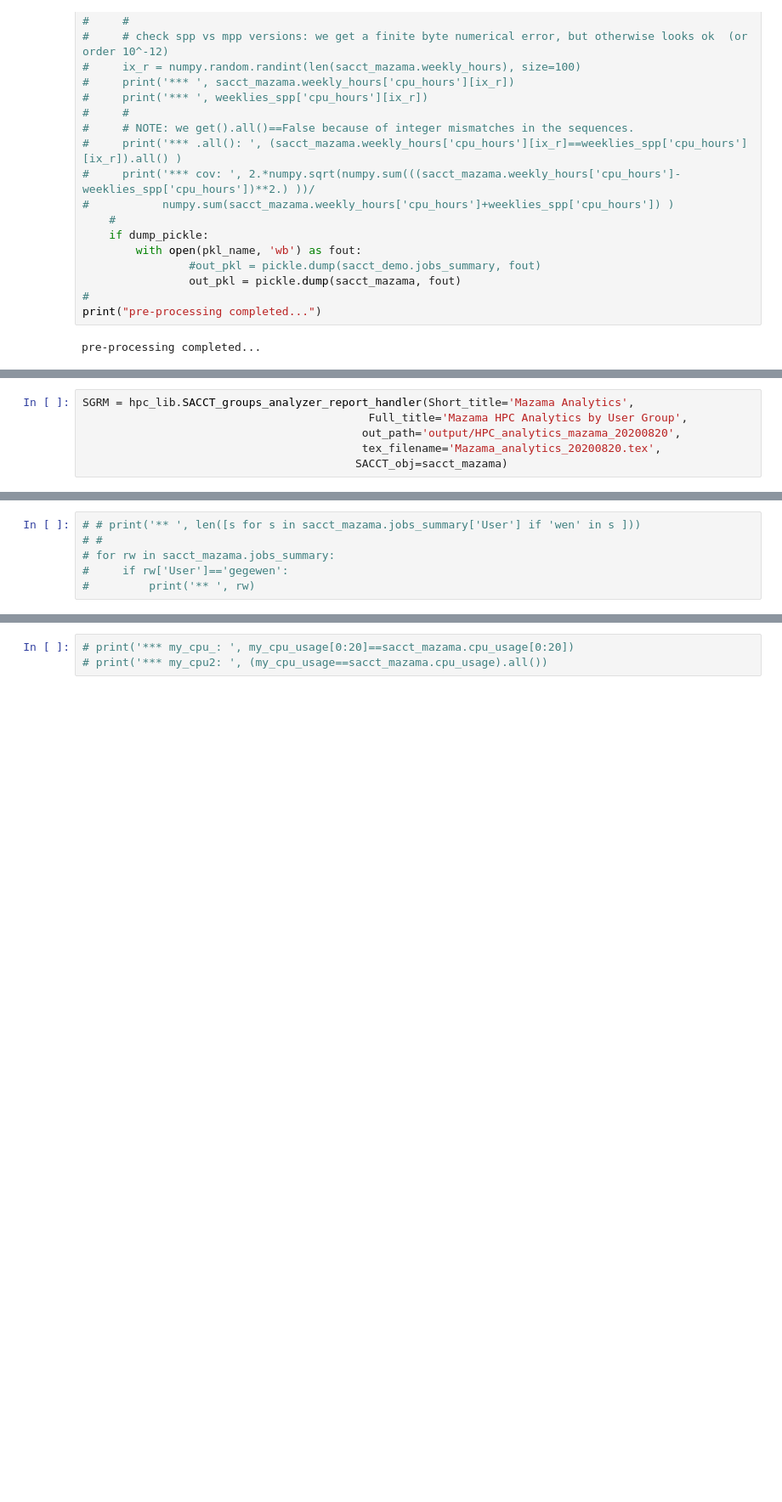
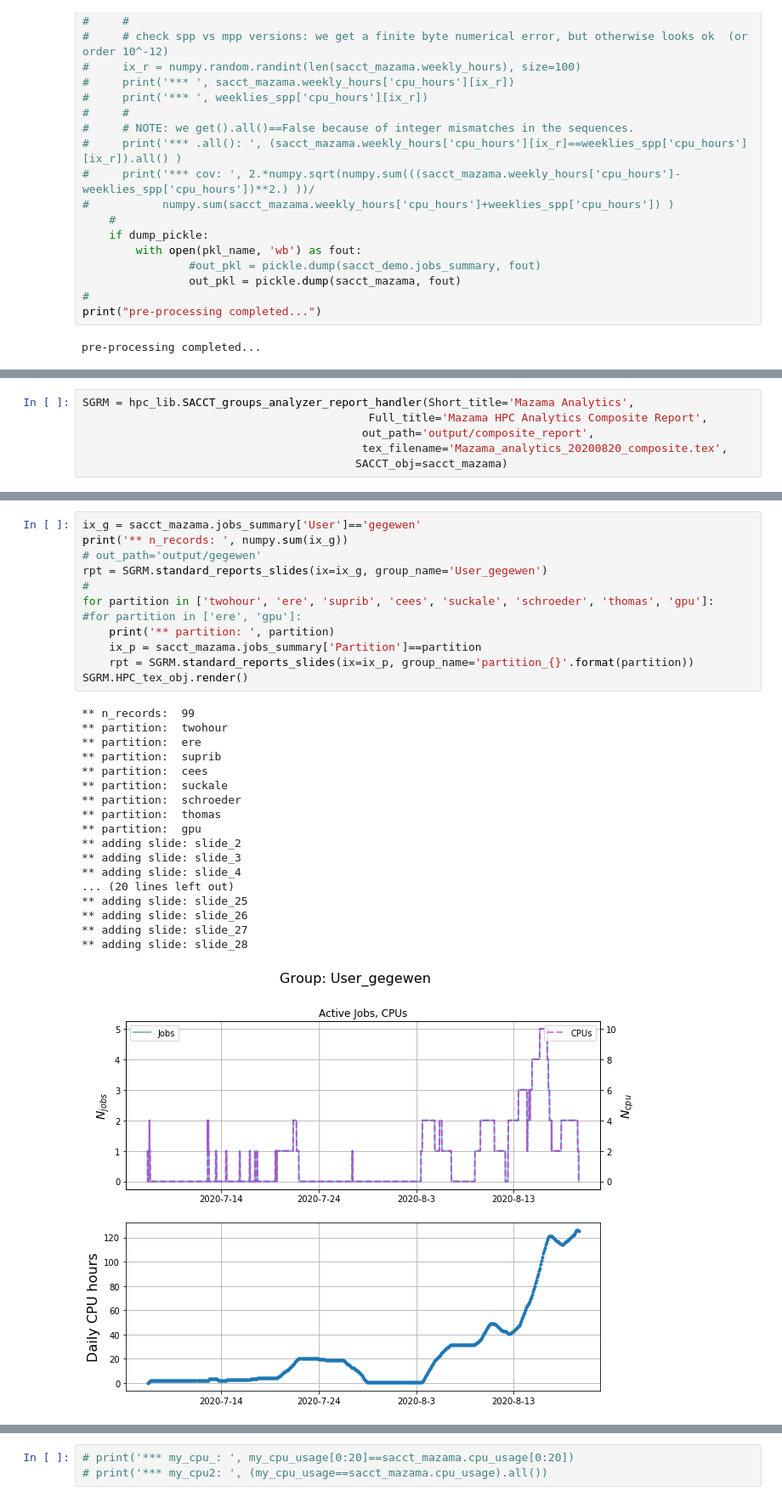
Before and after one commit to jeffersonscientific/HPC_analytics, a Jupyter notebook: mazama_analytics_workbook.ipynb, the cells around one changed output, grey strips where cells are left out. Shown at 85% size. Drawn from its saved outputs; the diff is of its cells as text; blank space fills up the shorter version.

```diff
--- a/mazama_analytics_workbook.ipynb
+++ b/mazama_analytics_workbook.ipynb
@@ -124,6 +135,6 @@ pre-processing completed...
 # %%
 SGRM = hpc_lib.SACCT_groups_analyzer_report_handler(Short_title='Mazama Analytics',
-                                           Full_title='Mazama HPC Analytics by User Group',
-                                          out_path='output/HPC_analytics_mazama_20200820',
-                                          tex_filename='Mazama_analytics_20200820.tex',
+                                           Full_title='Mazama HPC Analytics Composite Report',
+                                          out_path='output/composite_report',
+                                          tex_filename='Mazama_analytics_20200820_composite.tex',
                                          SACCT_obj=sacct_mazama)
@@ -138,6 +141,31 @@ rpt = SGRM.standard_reports_slides(ix=ix_g, out_path='output/gegewen', group_nam
-# %%
-# # print('** ', len([s for s in sacct_mazama.jobs_summary['User'] if 'wen' in s ]))
-# #
-# for rw in sacct_mazama.jobs_summary:
-#     if rw['User']=='gegewen':
-#         print('** ', rw)
+# %%
+ix_g = sacct_mazama.jobs_summary['User']=='gegewen'
+print('** n_records: ', numpy.sum(ix_g))
+# out_path='output/gegewen'
+rpt = SGRM.standard_reports_slides(ix=ix_g, group_name='User_gegewen')
+#
+for partition in ['twohour', 'ere', 'suprib', 'cees', 'suckale', 'schroeder', 'thomas', 'gpu']:
+#for partition in ['ere', 'gpu']:
+    print('** partition: ', partition)
+    ix_p = sacct_mazama.jobs_summary['Partition']==partition
+    rpt = SGRM.standard_reports_slides(ix=ix_p, group_name='partition_{}'.format(partition))
+SGRM.HPC_tex_obj.render()
+# %% [output]
+** n_records:  99
+** partition:  twohour
+** partition:  ere
+** partition:  suprib
+** partition:  cees
+** partition:  suckale
+** partition:  schroeder
+** partition:  thomas
+** partition:  gpu
+** adding slide: slide_2
+** adding slide: slide_3
+** adding slide: slide_4
+... (20 lines left out)
+** adding slide: slide_25
+** adding slide: slide_26
+** adding slide: slide_27
+** adding slide: slide_28
+[figure, added]
```
Also changed, not shown: parts of 5 cells of this notebook, 2 other files.
